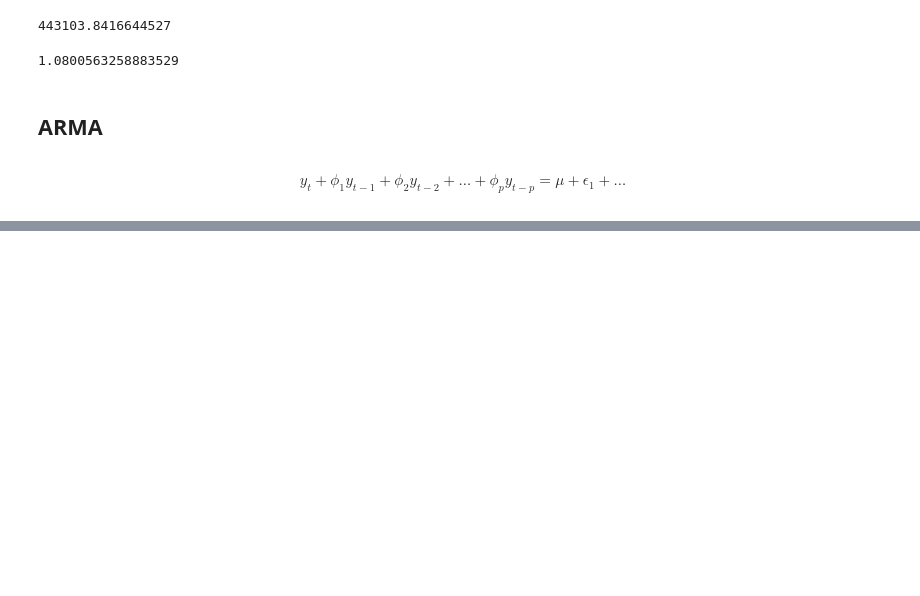
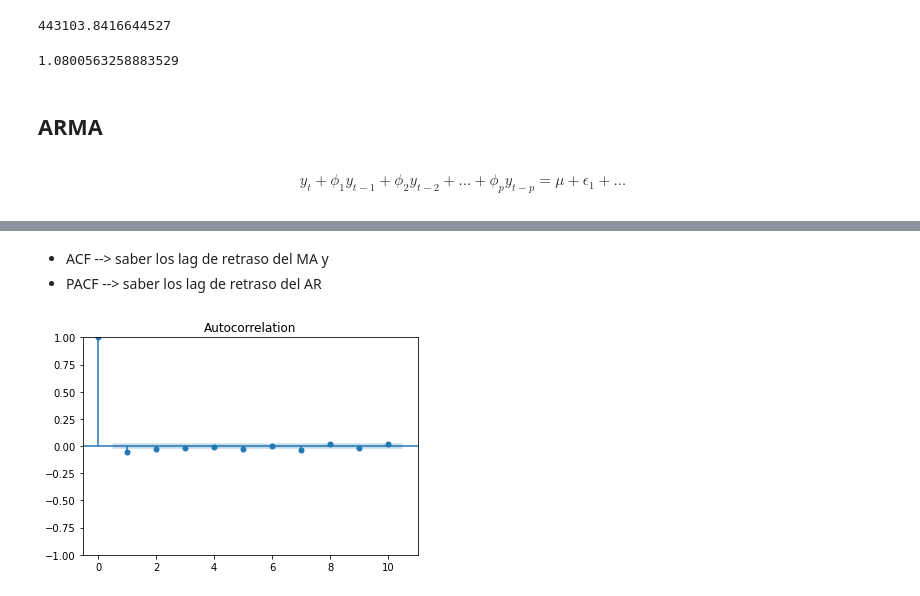
Before and after one commit to jsanz81/Bootcamp_Abril2023, a Jupyter notebook: 06_Series_Temporales/Series_Temporales_V1.ipynb, the cells around one changed output, grey strips where cells are left out. Drawn from its saved outputs; the diff is of its cells as text; code cells hidden in the pictures; blank space fills up the shorter version.

```diff
--- a/06_Series_Temporales/Series_Temporales_V1.ipynb
+++ b/06_Series_Temporales/Series_Temporales_V1.ipynb
@@ -166,3 +166,5 @@ mean_absolute_percentage_error(Test.primera_diferencia.iloc[:len(predicciones.pr
 ## ARMA
 # %% [markdown]
 $$y_t + \phi_1 y_{t-1} + \phi_2 y_{t-2} + \ldots+ \phi_p y_{t-p}= \mu + \epsilon_1 +\ldots $$
+# %%
+df2=df["spx"]
@@ -168,0 +195,2 @@ $$y_t + \phi_1 y_{t-1} + \phi_2 y_{t-2} + \ldots+ \phi_p y_{t-p}= \mu + \epsilon
+# %%
+df2_diff=np.diff(df2,n=1)
@@ -168,0 +208,7 @@ $$y_t + \phi_1 y_{t-1} + \phi_2 y_{t-2} + \ldots+ \phi_p y_{t-p}= \mu + \epsilon
+# %% [markdown]
+* ACF -->  saber los lag de retraso del MA y
+* PACF --> saber los lag de retraso del AR
+# %%
+plot_acf(df2_diff,lags=10);
+# %% [output]
+[figure, added]
```
Also changed, not shown: parts of 11 cells of this notebook.
